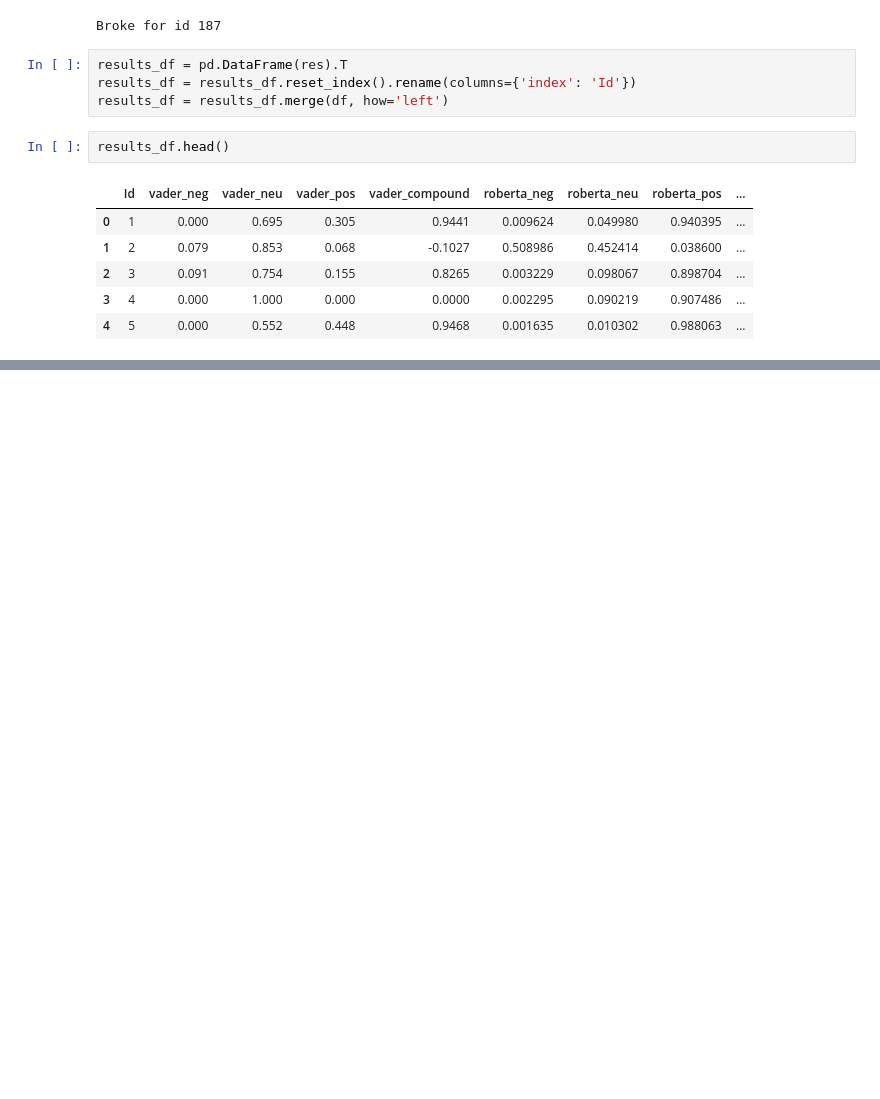
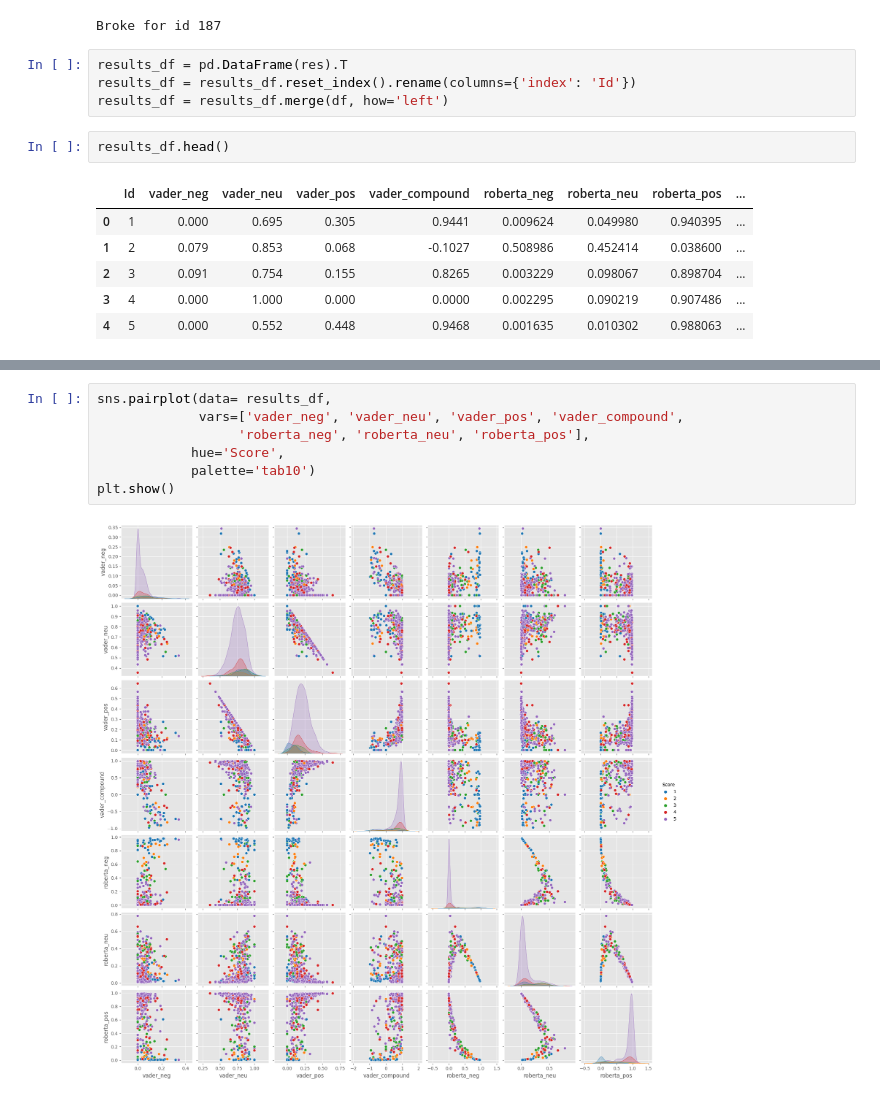
Before and after one commit to owaisahmad315/Sentiment-analysis-using-NLTK, a Jupyter notebook: sentiment-analysis-using-nltk.ipynb, the cells around one changed output, grey strips where cells are left out. Cells and saved outputs as stored; diff of their text form; blank space fills up the shorter version.

```diff
--- a/sentiment-analysis-using-nltk.ipynb
+++ b/sentiment-analysis-using-nltk.ipynb
@@ -239,0 +250,9 @@ results_df.head()
+# %%
+sns.pairplot(data= results_df,
+             vars=['vader_neg', 'vader_neu', 'vader_pos', 'vader_compound',
+                  'roberta_neg', 'roberta_neu', 'roberta_pos'],
+            hue='Score',
+            palette='tab10')
+plt.show()
+# %% [output]
+[figure, added]
```
Also changed, not shown: parts of 11 cells of this notebook.
